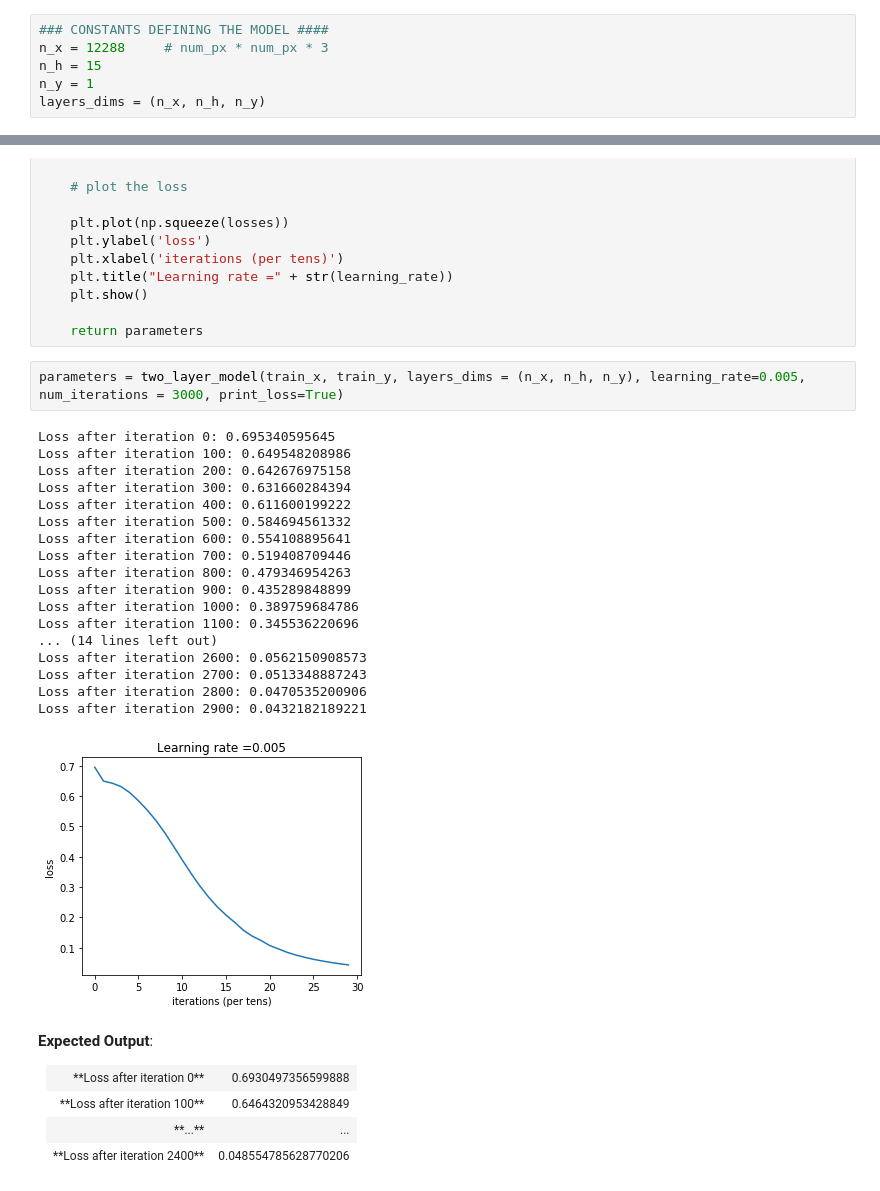
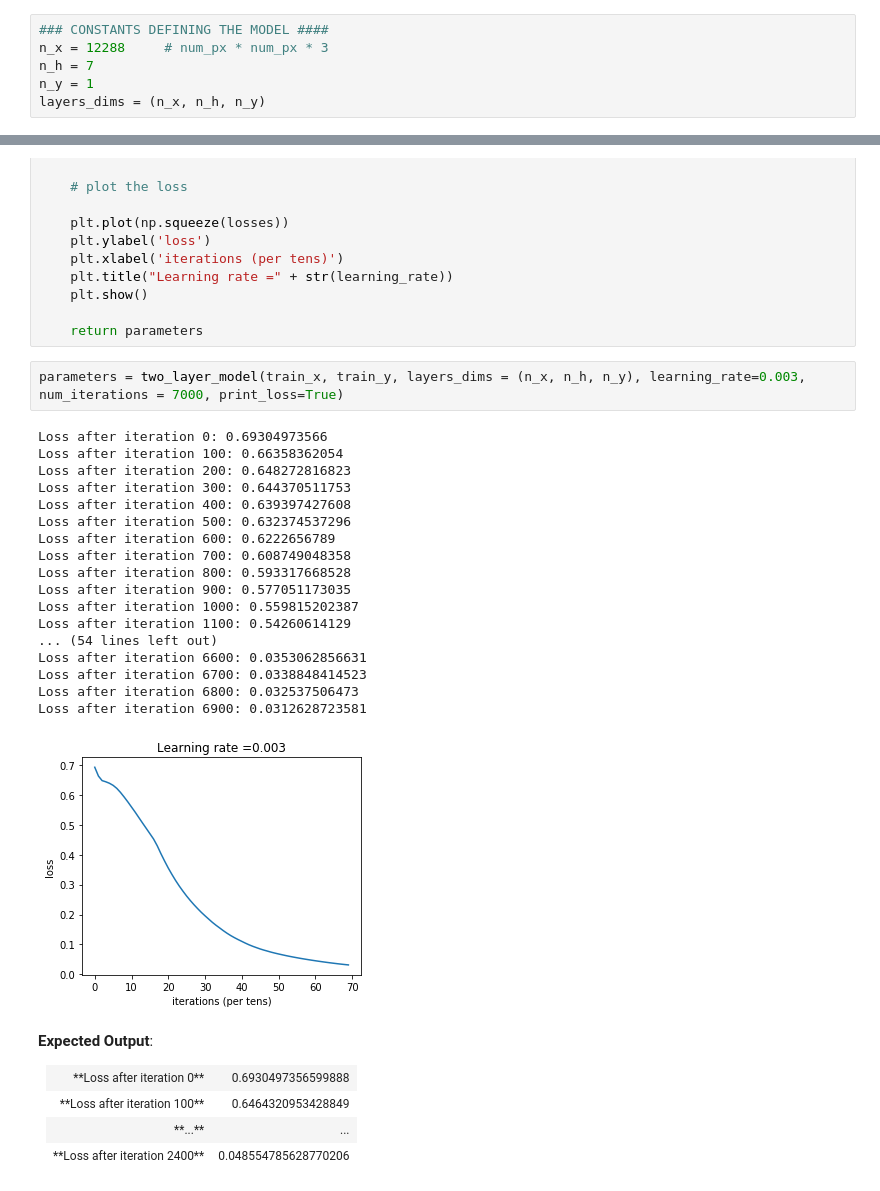
Before and after one commit to arp95/neural_network_from_scratch, a Jupyter notebook: Code/nn.ipynb, the cells around one changed output, grey strips where cells are left out. Drawn from its saved outputs; the diff is of its cells as text.

```diff
--- a/Code/nn.ipynb
+++ b/Code/nn.ipynb
@@ -858,7 +858,7 @@ def update_parameters(parameters, grads, learning_rate):
 # %%
 ### CONSTANTS DEFINING THE MODEL ####
 n_x = 12288     # num_px * num_px * 3
-n_h = 15
+n_h = 7
 n_y = 1
 layers_dims = (n_x, n_h, n_y)
 # %%
@@ -967,26 +967,26 @@ def two_layer_model(X, Y, layers_dims, learning_rate = 0.0075, num_iterations =
 
     return parameters
 # %%
-parameters = two_layer_model(train_x, train_y, layers_dims = (n_x, n_h, n_y), learning_rate=0.005, num_iterations = 3000, print_loss=True)
+parameters = two_layer_model(train_x, train_y, layers_dims = (n_x, n_h, n_y), learning_rate=0.003, num_iterations = 7000, print_loss=True)
 # %% [output]
-Loss after iteration 0: 0.695340595645
-Loss after iteration 100: 0.649548208986
-Loss after iteration 200: 0.642676975158
-Loss after iteration 300: 0.631660284394
-Loss after iteration 400: 0.611600199222
-Loss after iteration 500: 0.584694561332
-Loss after iteration 600: 0.554108895641
-Loss after iteration 700: 0.519408709446
-Loss after iteration 800: 0.479346954263
-Loss after iteration 900: 0.435289848899
-Loss after iteration 1000: 0.389759684786
-Loss after iteration 1100: 0.345536220696
-... (14 lines left out)
-Loss after iteration 2600: 0.0562150908573
-Loss after iteration 2700: 0.0513348887243
-Loss after iteration 2800: 0.0470535200906
-Loss after iteration 2900: 0.0432182189221
+Loss after iteration 0: 0.69304973566
+Loss after iteration 100: 0.66358362054
+Loss after iteration 200: 0.648272816823
+Loss after iteration 300: 0.644370511753
+Loss after iteration 400: 0.639397427608
+Loss after iteration 500: 0.632374537296
+Loss after iteration 600: 0.6222656789
+Loss after iteration 700: 0.608749048358
+Loss after iteration 800: 0.593317668528
+Loss after iteration 900: 0.577051173035
+Loss after iteration 1000: 0.559815202387
+Loss after iteration 1100: 0.54260614129
+... (54 lines left out)
+Loss after iteration 6600: 0.0353062856631
+Loss after iteration 6700: 0.0338848414523
+Loss after iteration 6800: 0.032537506473
+Loss after iteration 6900: 0.0312628723581
-[figure, old version]
+[figure, new version]
 # %% [markdown]
 **Expected Output**:
 <table>
```
Also changed, not shown: parts of 7 cells of this notebook, 1 other file.
